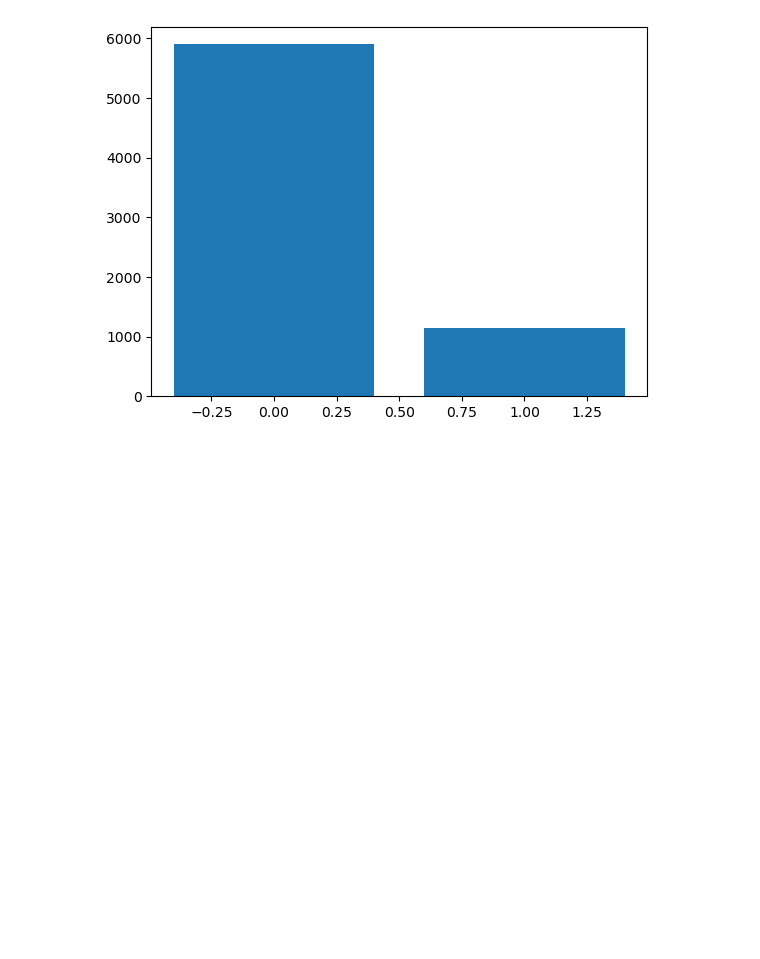
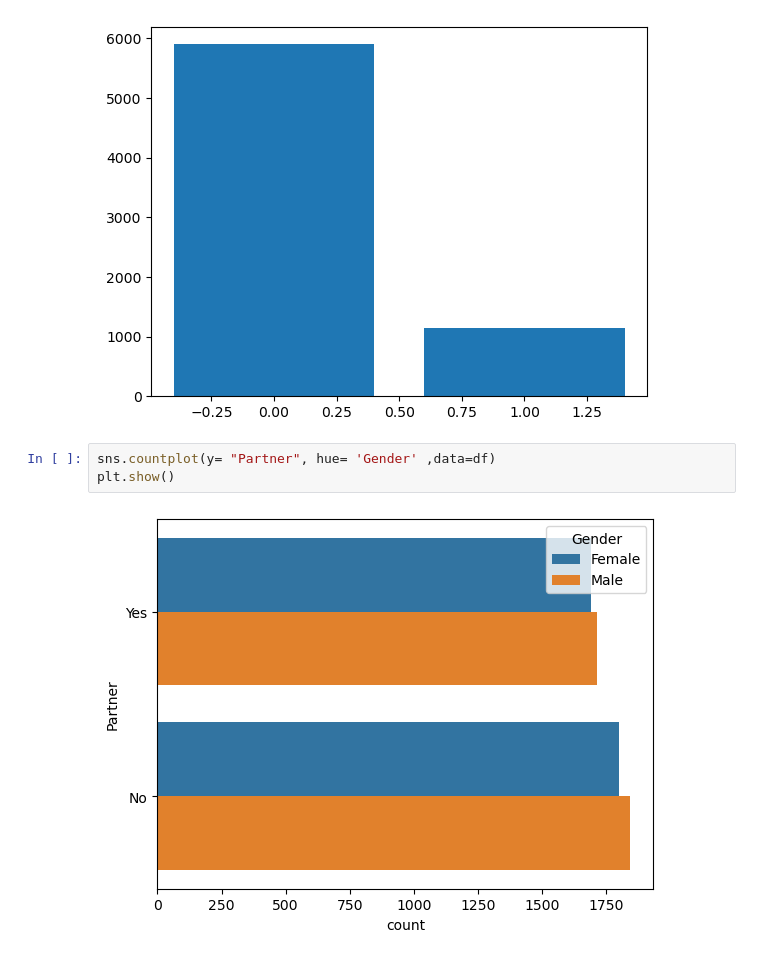
Before and after one commit to Hasan-Mahmood231/IBM-python, a Jupyter notebook: customer_churn.ipynb, the cells around one changed output. Saved outputs shown, nothing was run; the diff lists cells and outputs as text; blank space fills up the shorter version.

```diff
--- a/customer_churn.ipynb
+++ b/customer_churn.ipynb
@@ -228,3 +228,8 @@ plt.bar(x=s.index,height=s.values)
 plt.show()
 # %% [output]
 [figure]
+# %%
+sns.countplot(y= "Partner", hue= 'Gender' ,data=df)
+plt.show()
+# %% [output]
+[figure, added]
```
Also changed, not shown: parts of 3 cells of this notebook, 1 other file.
